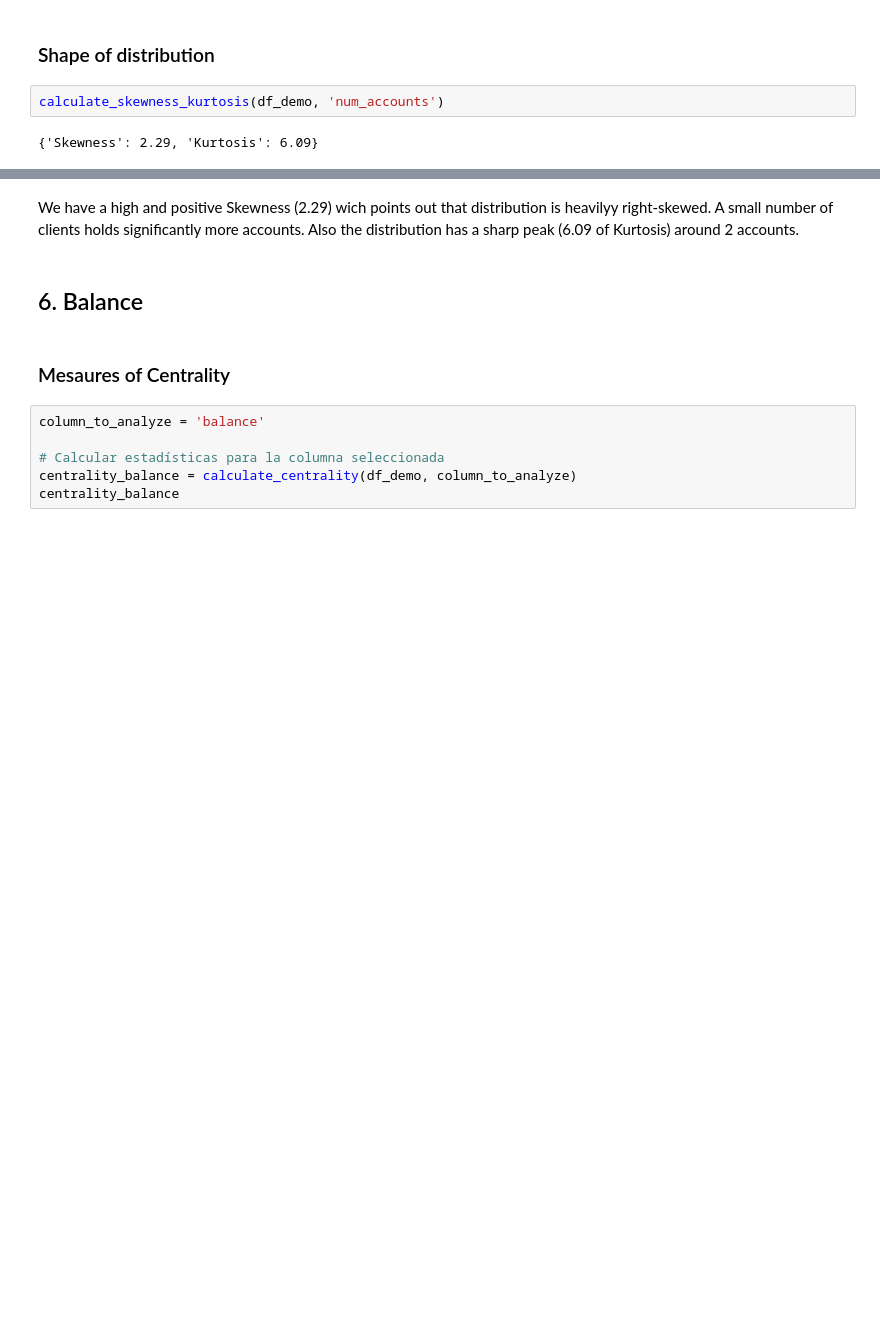
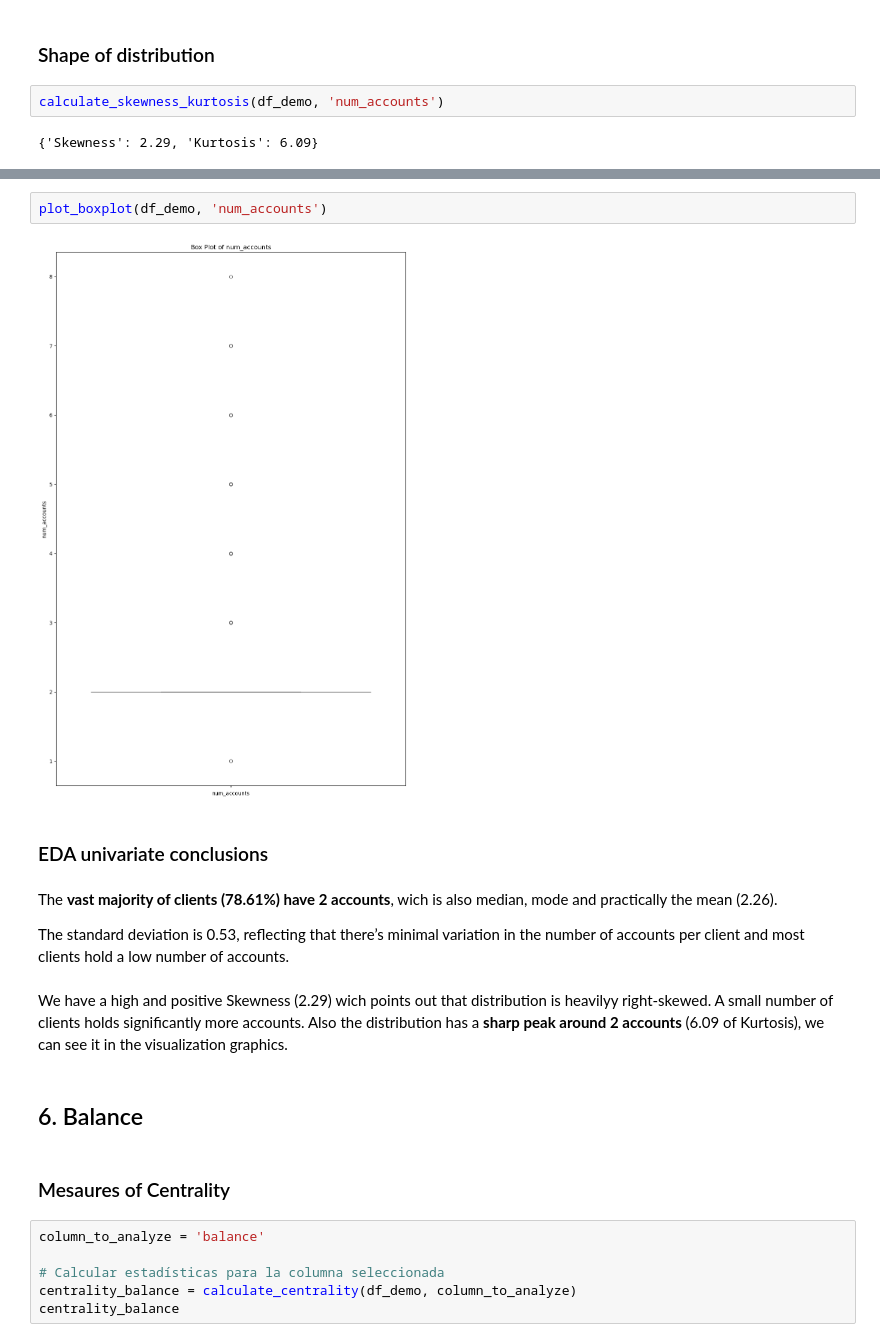
Before and after one commit to almudenaolg/Vanguard-AB-Test-Analysis, a Jupyter notebook: demo.ipynb, the cells around one changed output, grey strips where cells are left out. Saved outputs shown, nothing was run; the diff lists cells and outputs as text; blank space fills up the shorter version.

```diff
--- a/demo.ipynb
+++ b/demo.ipynb
@@ -302,5 +318,15 @@ calculate_skewness_kurtosis(df_demo, 'num_accounts')
+# %%
+plot_boxplot(df_demo, 'num_accounts')
+# %% [output]
+[figure, added]
+# %% [markdown]
+### EDA univariate conclusions
+# %% [markdown]
+The **vast majority of clients (78.61%) have 2 accounts**, wich is also median, mode and practically the mean (2.26).
+
+The standard deviation is 0.53, reflecting that there’s minimal variation in the number of accounts per client and most clients hold a low number of accounts.
 # %% [markdown]
-We have a high and positive Skewness (2.29) wich points out that distribution is heavilyy right-skewed. A small number of clients holds significantly more accounts. Also the distribution has a sharp peak (6.09 of Kurtosis) around 2 accounts.
+We have a high and positive Skewness (2.29) wich points out that distribution is heavilyy right-skewed. A small number of clients holds significantly more accounts. Also the distribution has a **sharp peak around 2 accounts** (6.09 of Kurtosis), we can see it  in the visualization graphics.
 # %% [markdown]
 ## 6. Balance
 # %% [markdown]
```
Also changed, not shown: parts of 39 cells of this notebook.
